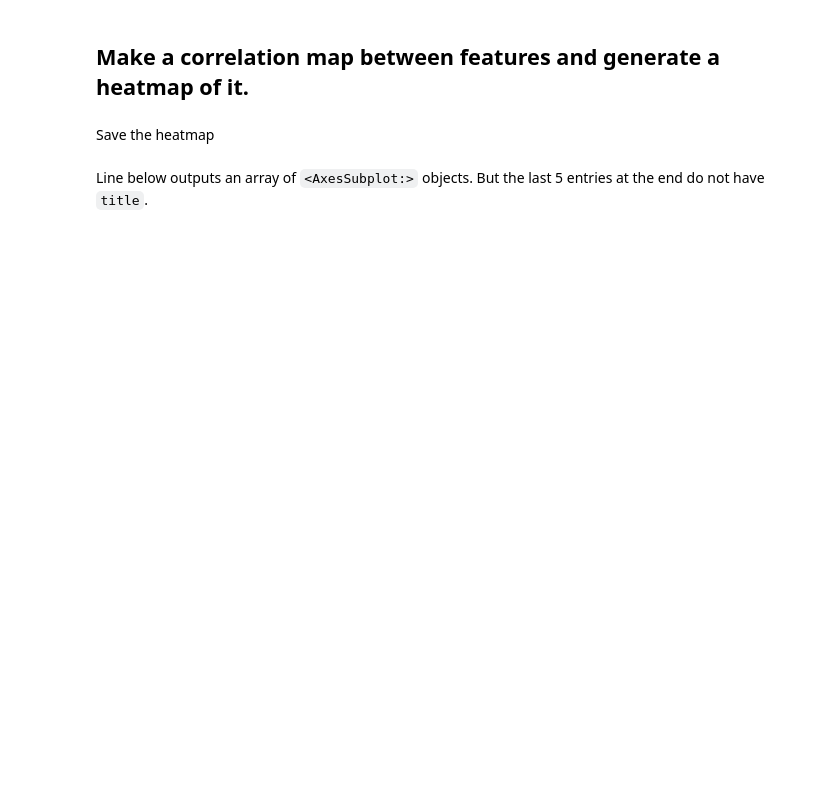
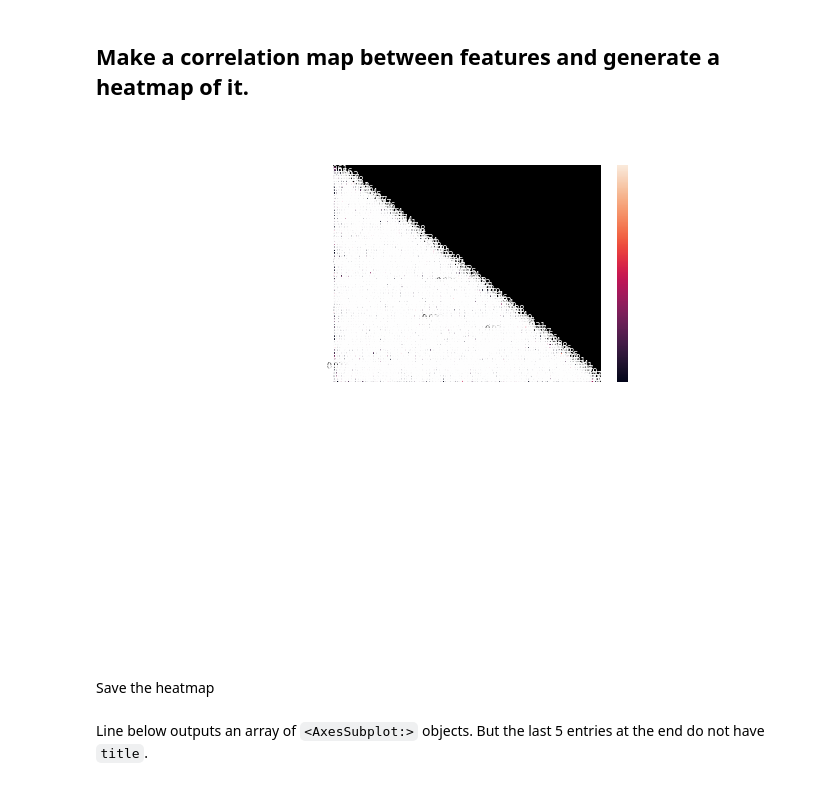
Before and after one commit to OrkunAvci/Wind-Force, a Jupyter notebook: Hackathon.ipynb, the cells around one changed output. Drawn from its saved outputs; the diff is of its cells as text; code cells hidden in the pictures; blank space fills up the shorter version.

```diff
--- a/Hackathon.ipynb
+++ b/Hackathon.ipynb
@@ -22,6 +37,6 @@ All the entries except Timestamp. Refer to [Documentation](https://pandas.pydata
 # %%
 values = features.iloc[:, 1:].values
 # %%
-df = pd.DataFrame(values, columns=features.columns[1:])
+features = pd.DataFrame(values, columns=features.columns[1:])
 # %%
 #df["Timestamp"] = pd.to_datetime(df["Timestamp"]).apply(pd.Timestamp.timestamp) # pd.to_datetime(df["Timestamp"])
@@ -30,16 +59,18 @@ df
 ## Make a correlation map between features and generate a heatmap of it.
 # %%
 # Get rid of 1-1 matches to better highlight inter-feature correlations.
-corrs = df.corr()
+corrs = features.corr()
 corrs.replace(1.0, corrs.min().min(), inplace=True)
 
 # Upper-right triangle for masking
 heatmap_mask = np.triu(corrs)
 
 # Generate heatmap
 heatmap = sns.heatmap(data=corrs, annot=True, vmin=0, vmax=corrs.max().max(), mask=heatmap_mask, annot_kws={"size":8})
 heatmap.set_title("Coorelation Between Features", fontdict={"fontsize":24}, pad=16)
 heatmap.set_autoscale_on(True)
+# %% [output]
+[figure, added]
 # %% [markdown]
 Save the heatmap
 # %%
```
Also changed, not shown: parts of 45 cells of this notebook.
